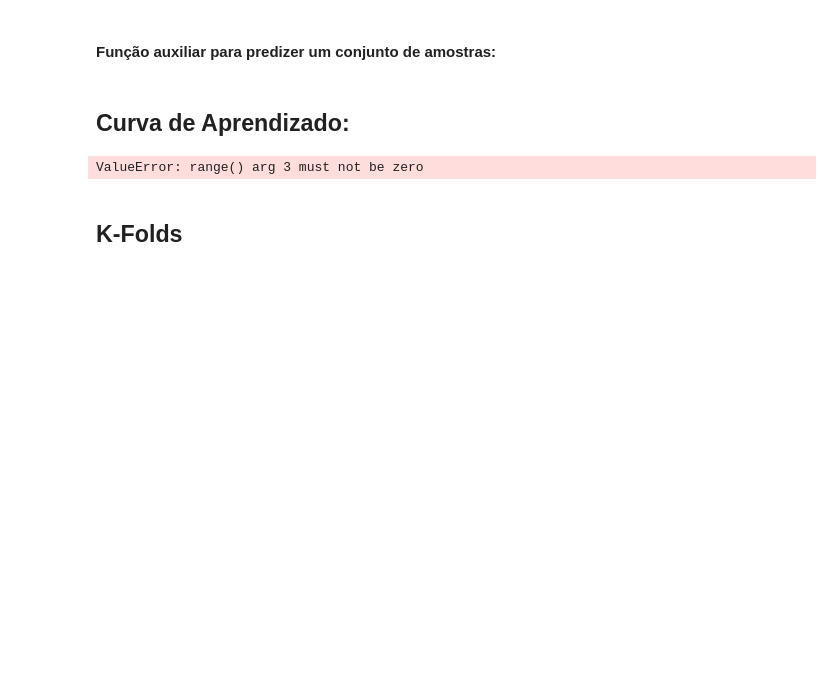
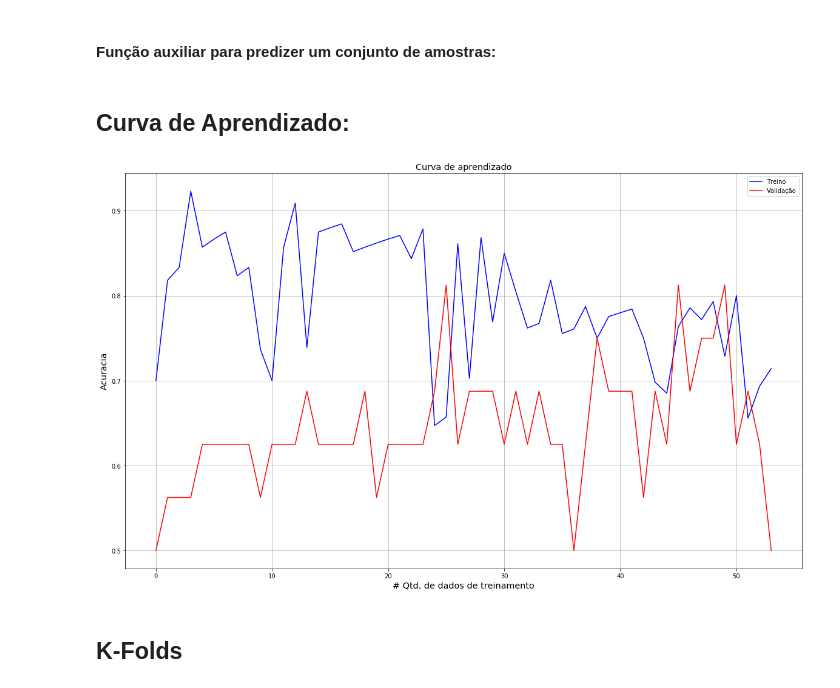
Before and after one commit to carolineap/am, a Jupyter notebook: knn.ipynb, the cells around one changed output. Saved outputs shown, nothing was run; the diff lists cells and outputs as text; code cells hidden in the pictures; blank space fills up the shorter version.

```diff
--- a/knn.ipynb
+++ b/knn.ipynb
@@ -190,28 +190,34 @@ def curva_aprendizado(X, Y, Xval, Yval, k = 1, num_iteracoes = 0):
 
     Yval : vetor com as classes dos dados de validação
 
-    k : escalar indicando o número de vizinhos
+    k : escalar indicando o numero de vizinhos
 
-    passo : escalar indicando a quantidade de iterações
+    num_iteracoes : escalar indicando a quantidade de iteracoes
 
     """
 
-    # Define a quantidade de iterações, por padrão, itera por cada amostra da base de treino
-    if (num_iteracoes <= 0 or num_it):
+    # Define a quantidade de iteracoes, por padrao, itera por cada amostra da base de treino
+    if (num_iteracoes <= 0 or num_iteracoes > len (Y)):
         num_iteracoes = len (Y)
 
     # inicializa as listas que guardarao a performance no treinamento e na validacao
     perf_train = []
     perf_val = []
 
+    # Guarda a quantidade de classes da base
     classes = np.unique(Y)
 
+    # Itera e executa o KNN com i amostras da base de treino para cada iteracao
     for i in range(10, len(Y), int (len(Y)/num_iteracoes)):
 
         Ypred, acuracia = predicao(k, X[:i], Y[:i], X[:i], Y[:i])
+
+        # Guarda a acuracia da iteracao usando a base de treino como teste
         perf_train.append(acuracia)
 
         Ypred, acuracia = predicao(k, X[:i], Y[:i], Xval, Yval)
+
+        # Guarda a acuracia da iteracao usando a base de validacao como teste
         perf_val.append(acuracia)
 
 
@@ -228,7 +234,7 @@ def curva_aprendizado(X, Y, Xval, Yval, k = 1, num_iteracoes = 0):
     plt.xlabel(r'# Qtd. de dados de treinamento',fontsize='x-large')
     plt.ylabel(r'Acuracia',fontsize='x-large')
 
-    # Define o título do gráfico
+    # Define o titulo do gráfico
     plt.title(r'Curva de aprendizado', fontsize='x-large')
 
     # Acrescenta um grid no gráfico
@@ -240,10 +246,10 @@ def curva_aprendizado(X, Y, Xval, Yval, k = 1, num_iteracoes = 0):
     plt.show()
 # %%
 # k = quantidade de vizinhos utilizado na votação do KNN
-# num_iteracoes = número de iterações da curva de aprendizado, por padrão o passo é equivalente ao
-curva_aprendizado(Xtrain, Ytrain, Xval, Yval, k = 5, num_iteracoes = 20)
+# num_iteracoes = numero de iterações da curva de aprendizado, por padrao e igual ao numero de amostras da base
+curva_aprendizado(Xtrain, Ytrain, Xval, Yval, k = 5, num_iteracoes = 100)
 # %% [output]
-ValueError: range() arg 3 must not be zero
+[figure, added]
 # %% [markdown]
 ## K-Folds
 # %%
```
Also changed, not shown: parts of 9 cells of this notebook.
